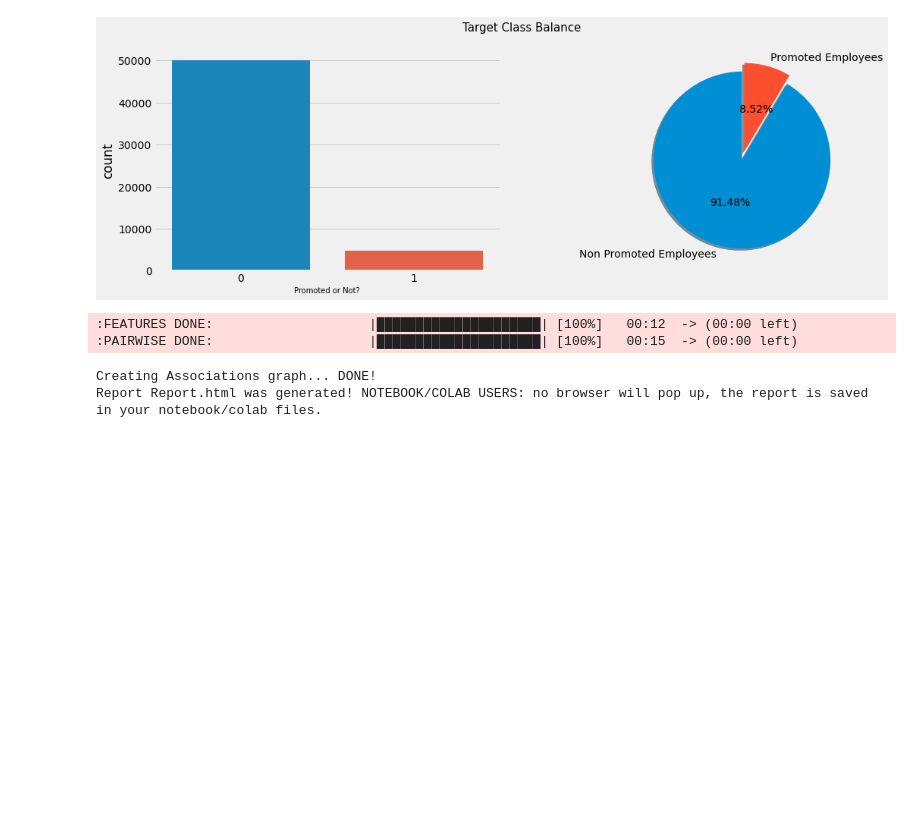
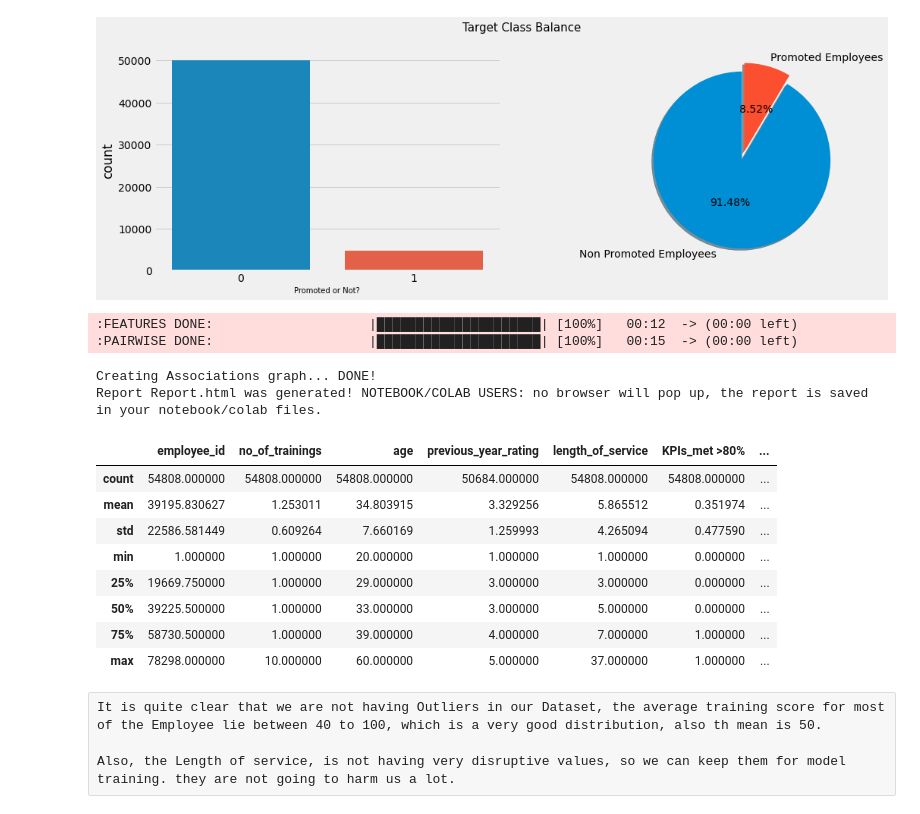
Before and after one commit to prakash079/Employee-Promotion-Predictor, a Jupyter notebook: employee_promotion_predictor.ipynb, the cells around one changed output. Cells and saved outputs as stored; diff of their text form; code cells hidden in the pictures; blank space fills up the shorter version.

```diff
--- a/employee_promotion_predictor.ipynb
+++ b/employee_promotion_predictor.ipynb
@@ -101,3 +101,20 @@ my_report.show_html("Report.html")
 :PAIRWISE DONE:                    |█████████████████████| [100%]   00:15  -> (00:00 left)
 Creating Associations graph... DONE!
 Report Report.html was generated! NOTEBOOK/COLAB USERS: no browser will pop up, the report is saved in your notebook/colab files.
+# %%
+# lets check descriptive statistics for numerical columns
+train.describe()
+# %% [output]
+|  | employee_id | no_of_trainings | age | previous_year_rating | length_of_service | KPIs_met >80% | ... |
+| count | 54808.000000 | 54808.000000 | 54808.000000 | 50684.000000 | 54808.000000 | 54808.000000 | ... |
+| mean | 39195.830627 | 1.253011 | 34.803915 | 3.329256 | 5.865512 | 0.351974 | ... |
+| std | 22586.581449 | 0.609264 | 7.660169 | 1.259993 | 4.265094 | 0.477590 | ... |
+| min | 1.000000 | 1.000000 | 20.000000 | 1.000000 | 1.000000 | 0.000000 | ... |
+| 25% | 19669.750000 | 1.000000 | 29.000000 | 3.000000 | 3.000000 | 0.000000 | ... |
+| 50% | 39225.500000 | 1.000000 | 33.000000 | 3.000000 | 5.000000 | 0.000000 | ... |
+| 75% | 58730.500000 | 1.000000 | 39.000000 | 4.000000 | 7.000000 | 1.000000 | ... |
+| max | 78298.000000 | 10.000000 | 60.000000 | 5.000000 | 37.000000 | 1.000000 | ... |
+# %% [raw]
+It is quite clear that we are not having Outliers in our Dataset, the average training score for most of the Employee lie between 40 to 100, which is a very good distribution, also th mean is 50.
+
+Also, the Length of service, is not having very disruptive values, so we can keep them for model training. they are not going to harm us a lot.
```
Also changed, not shown: parts of 2 cells of this notebook.
